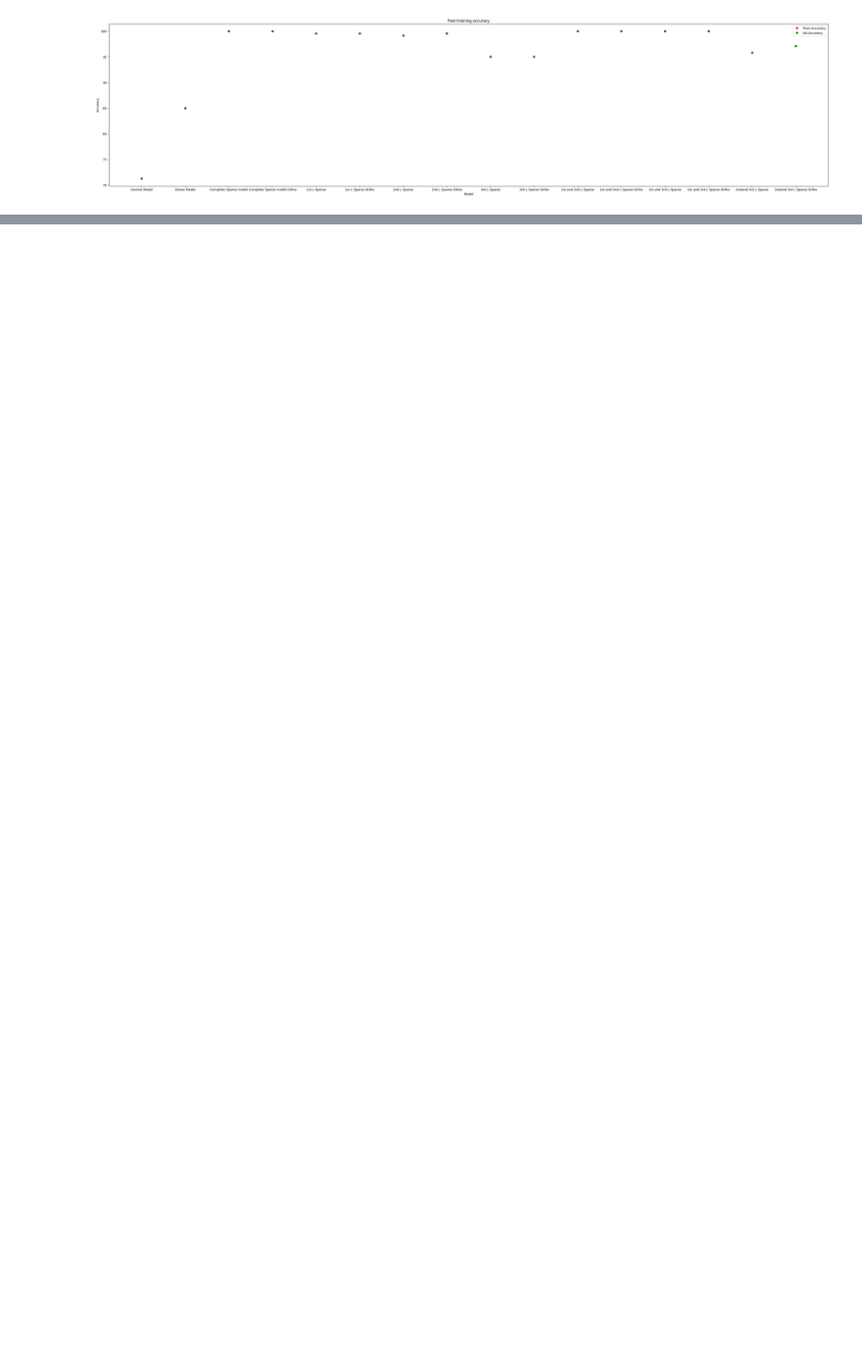
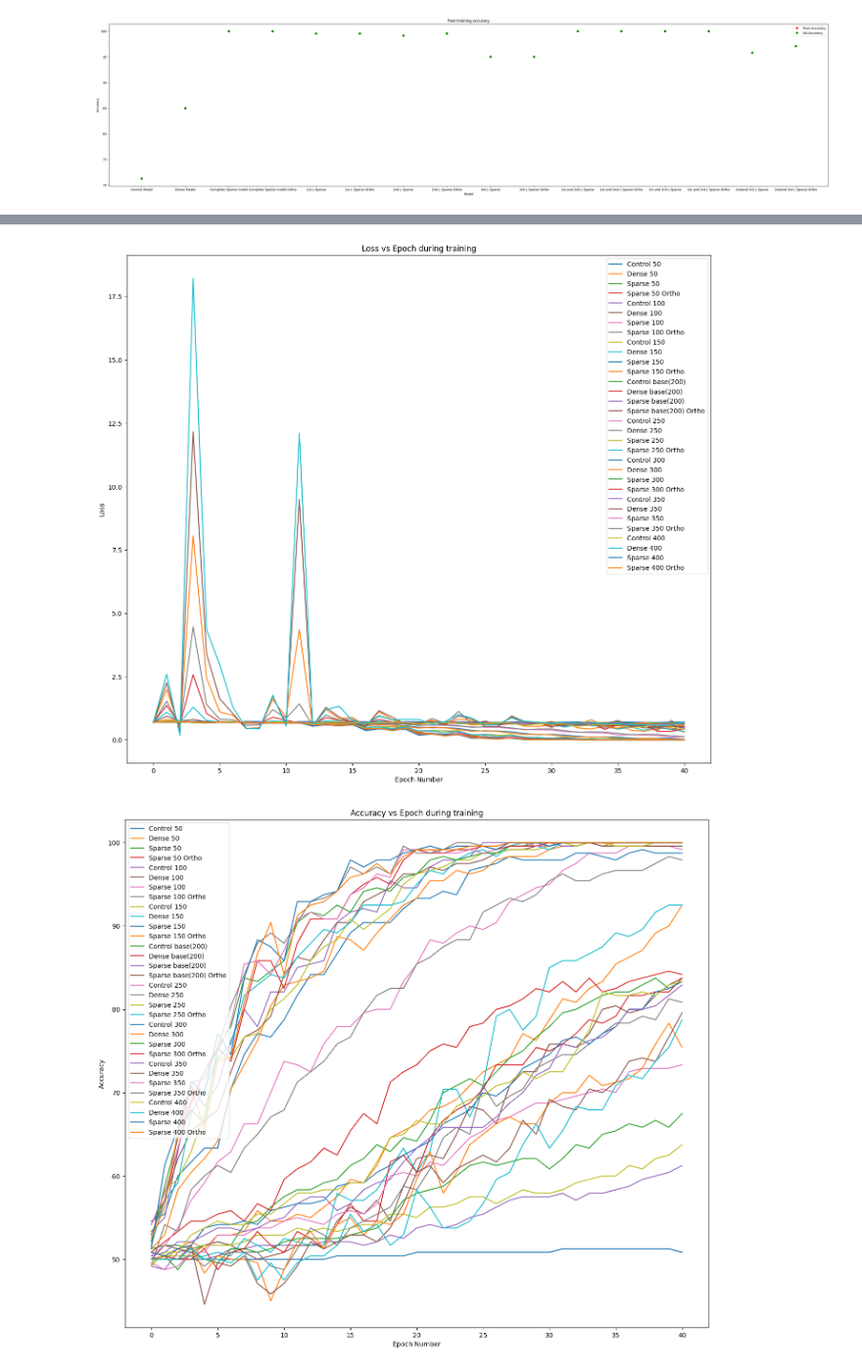
Before and after one commit to animeshsasan/hippocampal-cortex-learning, a Jupyter notebook: .ipynbs/sparse-network.ipynb, the cells around one changed output, grey strips where cells are left out. Shown at 98% size. Cells and saved outputs as stored; diff of their text form; code cells hidden in the pictures; blank space fills up the shorter version.

```diff
--- a/.ipynbs/sparse-network.ipynb
+++ b/.ipynbs/sparse-network.ipynb
@@ -104,0 +174,16 @@ combined_charts.plot_test_accu_for_models(width_alpha=3, no_std= True).show()
+# %%
+chartUtilsPercentageAllowed = {}
+
+for modelName in model_types_width_percent_allowed:
+    chartUtilsPercentageAllowed[modelName] = experiment.perform_one_experiment(
+        models = {
+            "Control " + modelName: modelSetups._get_control_model,
+            "Dense " + modelName: modelSetups._get_dense_model,
+            "Sparse " + modelName: modelSetups._get_sparse_model,
+            "Sparse " + modelName + " Ortho": modelSetups._get_sparse_model
+            },
+        in_features = in_features,
+        out_features = out_features,
+        layers = layers,
+        model_params = model_types_width_percent_allowed[modelName]
+        )
@@ -104,0 +219,7 @@ combined_charts.plot_test_accu_for_models(width_alpha=3, no_std= True).show()
+# %%
+combined_charts_allowed_percent.plot_training_data_for(no_std= True).show()
+combined_charts_allowed_percent.plot_training_data_for(no_std= True, value_to_plot = TrainingCharts.ACC).show()
+combined_charts_allowed_percent.plot_test_accu_for_models(no_std= True, width_alpha=3).show()
+# %% [output]
+[figure, added]
+[figure, added]
```
Also changed, not shown: parts of 12 cells of this notebook, 1 other file.
